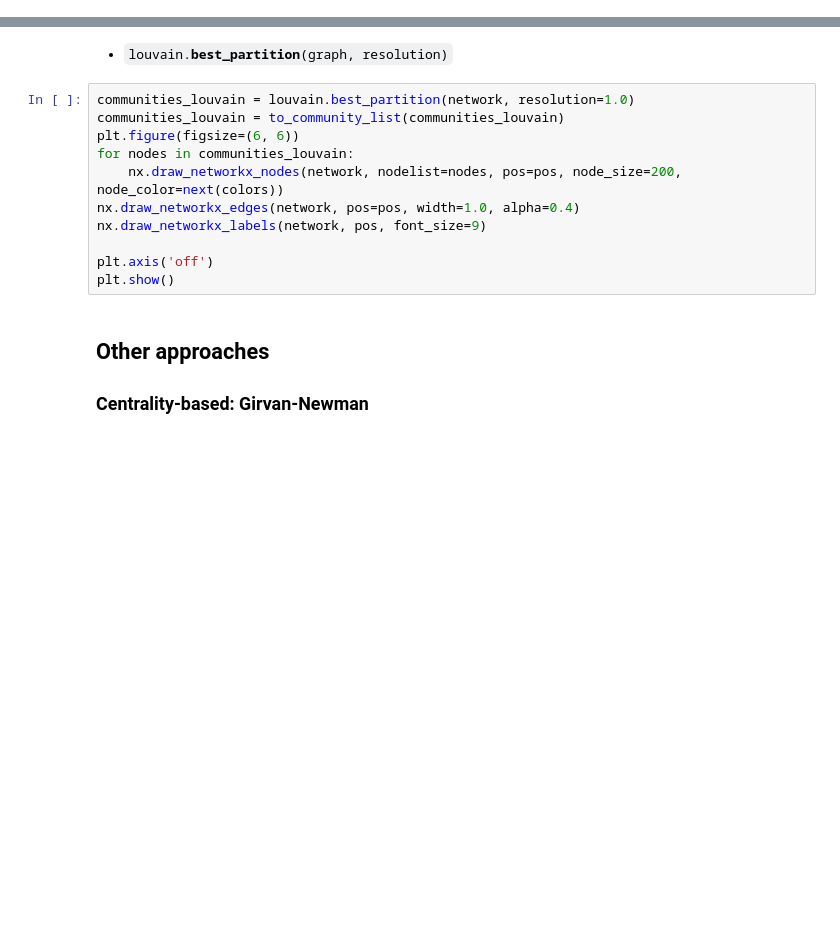
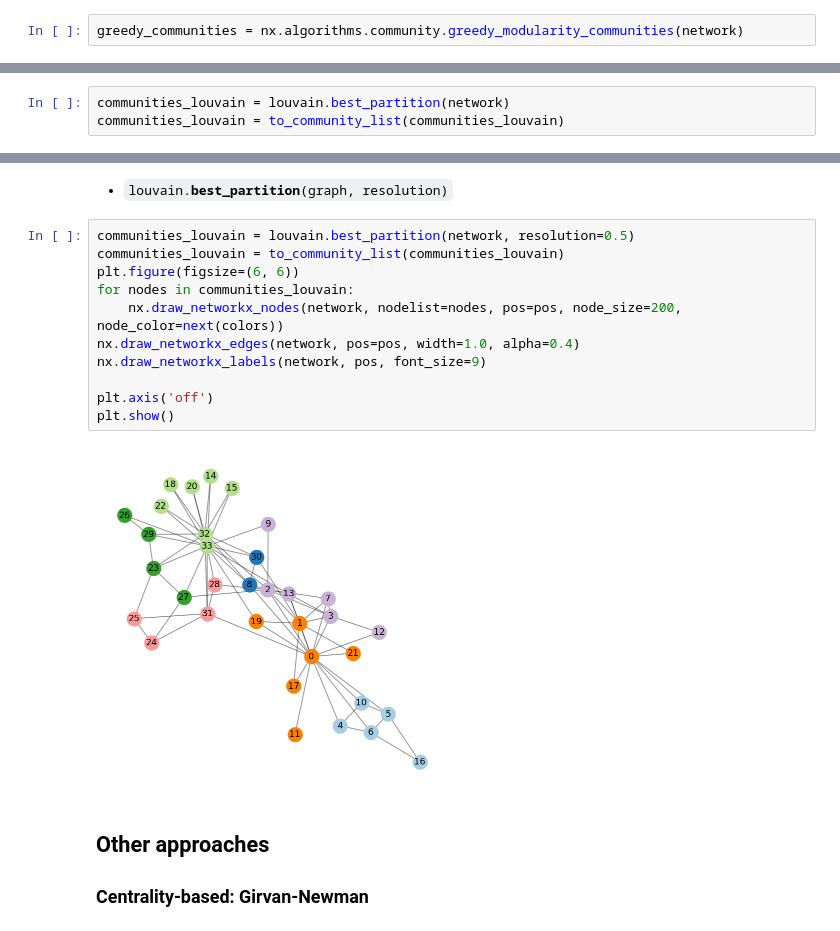
Before and after one commit to gesiscss/methods_seminar_2019, a Jupyter notebook: 2_meso-scale_analysis/01.1.1 Community detection algorithms.ipynb, the cells around one changed output, grey strips where cells are left out. Cells and saved outputs as stored; diff of their text form; blank space fills up the shorter version.

```diff
--- a/2_meso-scale_analysis/01.1.1 Community detection algorithms.ipynb
+++ b/2_meso-scale_analysis/01.1.1 Community detection algorithms.ipynb
@@ -114,3 +135,5 @@ greedy_communities
+# %%
+greedy_communities = nx.algorithms.community.greedy_modularity_communities(network)
 # %%
 plt.figure(figsize=(6, 6))
 for nodes in greedy_communities:
@@ -138,3 +165,6 @@ communities_louvain
+# %%
+communities_louvain = louvain.best_partition(network)
+communities_louvain = to_community_list(communities_louvain)
 # %%
 plt.figure(figsize=(6, 6))
 for nodes in communities_louvain:
@@ -154,16 +190,18 @@ We can also adjust the size of the communities with the resolution parameter.
 # %% [markdown]
  - <code>louvain.<b>best_partition</b>(graph, resolution)</code>
 # %%
-communities_louvain = louvain.best_partition(network, resolution=1.0)
+communities_louvain = louvain.best_partition(network, resolution=0.5)
 communities_louvain = to_community_list(communities_louvain)
 plt.figure(figsize=(6, 6))
 for nodes in communities_louvain:
     nx.draw_networkx_nodes(network, nodelist=nodes, pos=pos, node_size=200, node_color=next(colors))
 nx.draw_networkx_edges(network, pos=pos, width=1.0, alpha=0.4)
 nx.draw_networkx_labels(network, pos, font_size=9)
 
 plt.axis('off')
 plt.show()
+# %% [output]
+[figure, added]
 # %% [markdown]
 ## Other approaches
 ### Centrality-based: Girvan-Newman
```
Also changed, not shown: parts of 39 cells of this notebook, 3 other files.
